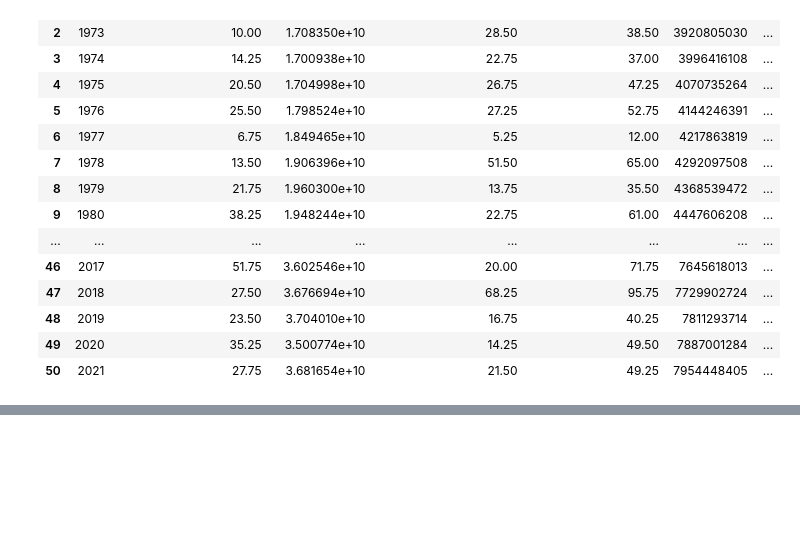
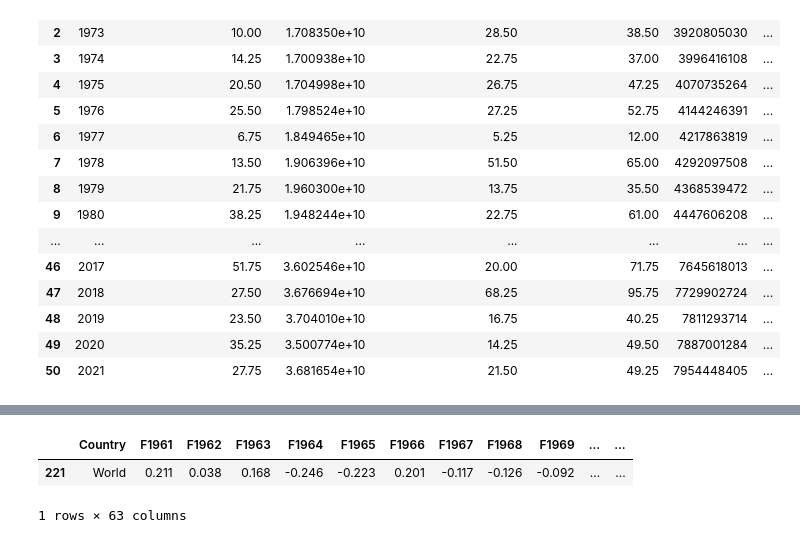
Before and after one commit to jillianhaig/Project2_DS4002, a Jupyter notebook: SCRIPTS/1data_creation_cleaning.ipynb, the cells around one changed output, grey strips where cells are left out. Saved outputs shown, nothing was run; the diff lists cells and outputs as text; code cells hidden in the pictures; blank space fills up the shorter version.

```diff
--- a/SCRIPTS/1data_creation_cleaning.ipynb
+++ b/SCRIPTS/1data_creation_cleaning.ipynb
@@ -291,0 +313,14 @@ merged_df4
+# %%
+surface_df.drop(columns=['CTS_Code'],inplace=True)
+# %%
+surface_df.drop(columns=['CTS_Name'],inplace=True)
+# %%
+surface_df.drop(columns=['CTS_Full_Descriptor'],inplace=True)
+# %%
+surface_filtered = surface_df[surface_df['Country'] == 'World']
+# %%
+surface_filtered.head()
+# %% [output]
+|  | Country | F1961 | F1962 | F1963 | F1964 | F1965 | F1966 | F1967 | F1968 | F1969 | ... | ... |
+| 221 | World | 0.211 | 0.038 | 0.168 | -0.246 | -0.223 | 0.201 | -0.117 | -0.126 | -0.092 | ... | ... |
+1 rows × 63 columns
```
Also changed, not shown: parts of 8 cells of this notebook.
